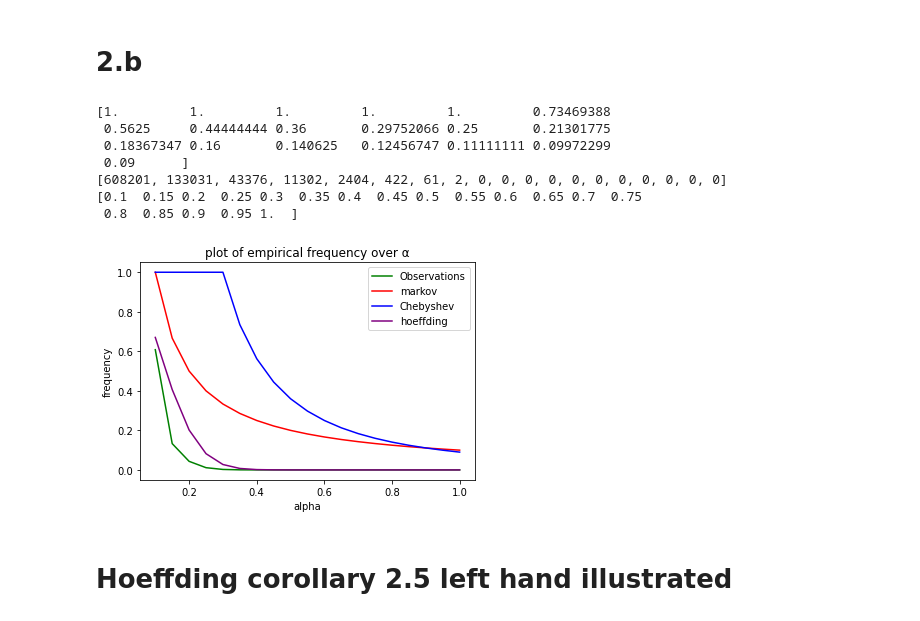
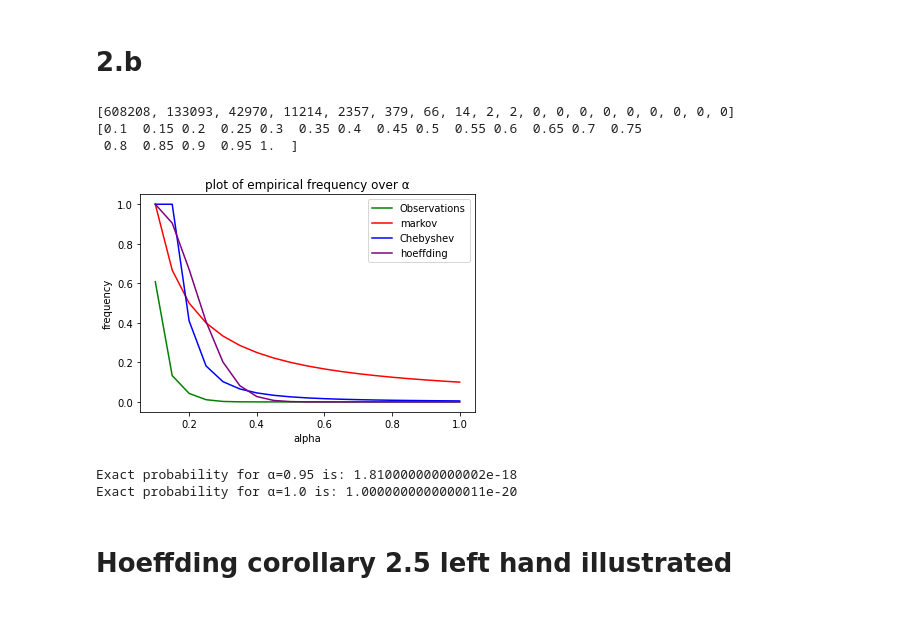
Before and after one commit to Lakspaghetti/Machine-Learning, a Jupyter notebook: A2/Question 1/Inequalities.ipynb, the cells around one changed output. Saved outputs shown, nothing was run; the diff lists cells and outputs as text; code cells hidden in the pictures.

```diff
--- a/A2/Question 1/Inequalities.ipynb
+++ b/A2/Question 1/Inequalities.ipynb
@@ -78,38 +79,39 @@ alpha = np.arange(0.1,1.05,0.05)
 count = [(np.sum(PercentualReps >= a)) for a in alpha]
 frequency = np.asarray(count)/size
 
-EX = n * p
-MarkovsRight = EX/(alpha * 20)
+EX = 0.1
+MarkovsRight = EX/(alpha)
 
-VARX = n*p * (1-p)
-ChebyshevsRight = VARX/(20 * alpha ** 2)
+VARX = 0.1 * ((0 - 0.1) ** 2) + 0.1 *((1 - 0.1) ** 2)
+ChebyshevsRight = VARX/(n * ((alpha - 0.1) ** 2))
 ChebyshevsRight[ChebyshevsRight > 1.0] = 1.0
 
-hoefdinger = np.exp((-2) * n * ((alpha) ** 2))
+Hoeffdinger = np.exp((-2) * n * ((alpha - 0.1) ** 2))
 
-print(ChebyshevsRight)
 print(count)
 print(alpha)
 # %% [output]
-[1.         1.         1.         1.         1.         0.73469388
- 0.5625     0.44444444 0.36       0.29752066 0.25       0.21301775
- 0.18367347 0.16       0.140625   0.12456747 0.11111111 0.09972299
- 0.09      ]
-[608201, 133031, 43376, 11302, 2404, 422, 61, 2, 0, 0, 0, 0, 0, 0, 0, 0, 0, 0, 0]
+[608208, 133093, 42970, 11214, 2357, 379, 66, 14, 2, 2, 0, 0, 0, 0, 0, 0, 0, 0, 0]
 [0.1  0.15 0.2  0.25 0.3  0.35 0.4  0.45 0.5  0.55 0.6  0.65 0.7  0.75
  0.8  0.85 0.9  0.95 1.  ]
 # %%
 plt.title("plot of empirical frequency over \u03B1")
 plt.xlabel('alpha')
 plt.ylabel('frequency')
 plt.plot(alpha, frequency, color='green', label="Observations")
 plt.plot(alpha, MarkovsRight, color='red', label="markov")
 plt.plot(alpha, ChebyshevsRight, color='blue', label="Chebyshev")
-plt.plot(alpha, hoefdinger, color = 'purple', label="hoeffding")
+plt.plot(alpha, Hoeffdinger, color = 'purple', label="hoeffding")
 plt.legend(loc=1)
 plt.show()
 # %% [output]
-[figure, old version]
+[figure, new version]
+# %%
+print(f"Exact probability for \u03B1=0.95 is: {comb(20, 19) * (0.1 ** 19) * ((1 - 0.1) ** (20-19)) + comb(20, 20) * (0.1 ** 20) * ((1 - 0.1) ** (20-20))}")
+print(f"Exact probability for \u03B1=1.0 is: {comb(20, 20) * (0.1 ** 20) * ((1 - 0.1) ** (20-20))}")
+# %% [output]
+Exact probability for α=0.95 is: 1.810000000000002e-18
+Exact probability for α=1.0 is: 1.0000000000000011e-20
 # %% [markdown]
 # Hoeffding corollary 2.5 left hand illustrated
 # %%
```
Also changed, not shown: parts of 5 cells of this notebook.
